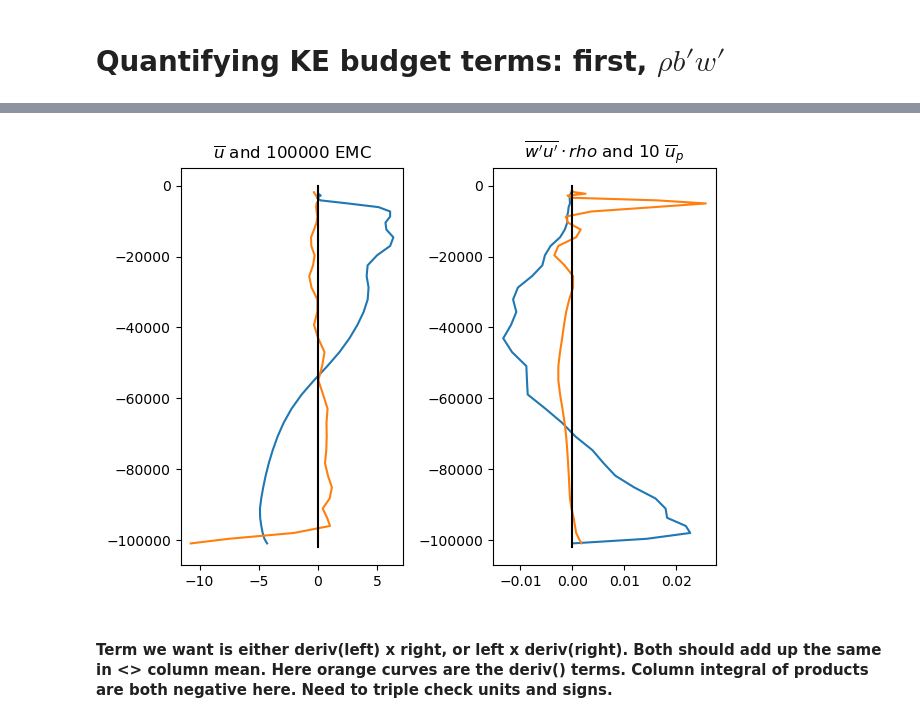
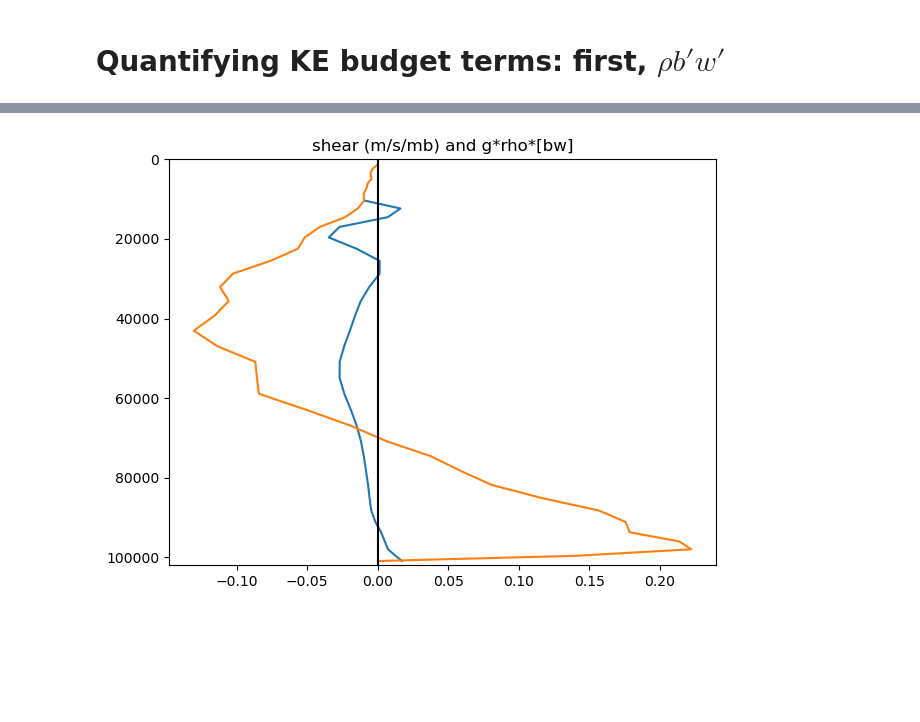
Before and after one commit to MPOcanes/MPO624_2022, a Jupyter notebook: Notebooks/Schechter_cyclone_shear.ipynb, the cells around one changed output, grey strips where cells are left out. Saved outputs shown, nothing was run; the diff lists cells and outputs as text; code cells hidden in the pictures; blank space fills up the shorter version.

```diff
--- a/Notebooks/Schechter_cyclone_shear.ipynb
+++ b/Notebooks/Schechter_cyclone_shear.ipynb
@@ -292,21 +310,14 @@ Dimensions without coordinates: nkp1
 # %%
-# The Energetics Terms we want: eyeball vertical mean of product
+Shearp = Uprof.differentiate(coord='nk')/ds.p.differentiate(coord='nk')  # m/s per Pa
 
-Shearp = Uprof.differentiate(coord='nk')/ds.p.differentiate(coord='nk')       # m/s per Pa
-EMCprof = RWUprof.differentiate(coord='nk')/ds.pf.differentiate(coord='nk') * 9.8  # m/s/s accel
+#plt.plot(RWUprof, ds.pf); plt.title("$\overline{w'u'} \cdot rho$ and $\overline{u}_p$");
+#plt.plot(Uprof/100, ds.p); plt.title('Mean u(p) (m/s), shear (m/s/ 100mb), and g$rho[bw]$*100')
 
-plt.subplot(121)
-plt.plot(Uprof, -ds.p); plt.title('$\overline{u}$ and 100000 EMC')
-plt.plot(EMCprof*100000, -ds.pf)
-plt.plot([0,0],[-102000,0],'k')
+plt.plot(Shearp[0:30]*100, ds.p[0:30]);
+plt.plot(RWUprof*9.8, ds.pf)
+plt.title('shear (m/s/mb) and g*rho*[bw]')
 
-plt.subplot(122)
-plt.plot(RWUprof, -ds.pf); plt.title("$\overline{w'u'} \cdot rho$ and 10 $\overline{u}_p$");
-plt.plot(Shearp *10, -ds.p);
-plt.plot([0,0],[-102000,0],'k')
-
-plt.tight_layout()
+plt.ylim([102000,0])
+plt.plot([0,0],[102000,0],'k');
 # %% [output]
-[figure, old version]
+[figure, new version]
-# %% [markdown]
-#### Term we want is either deriv(left) x right, or left x deriv(right). Both should add up the same in <> column mean. Here orange curves are the deriv() terms. Column integral of products are both negative here. Need to triple check units and signs.
```
Also changed, not shown: parts of 27 cells of this notebook.
